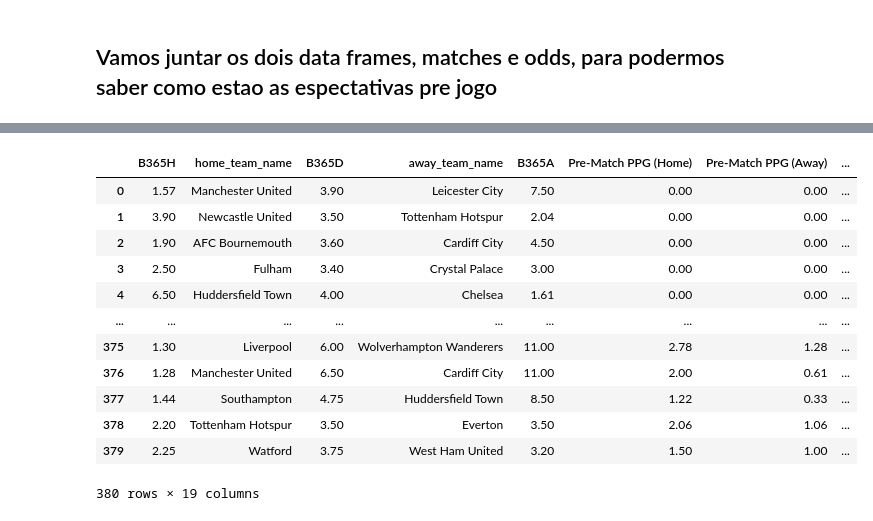
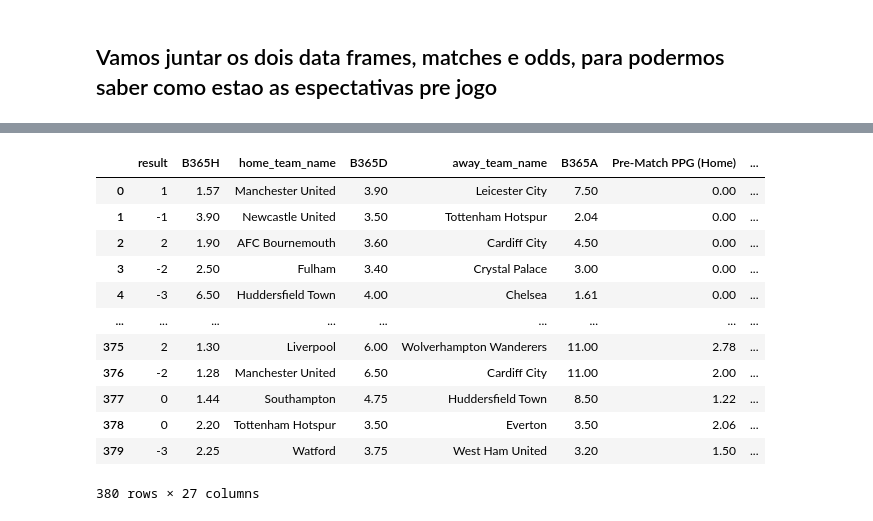
Before and after one commit to gabrielaragao01/Data-Science-Project, a Jupyter notebook: code/pre_processing_data/extraction.ipynb, the cells around one changed output, grey strips where cells are left out. Cells and saved outputs as stored; diff of their text form; code cells hidden in the pictures.

Commit message:
cleaning-data

```diff
--- a/code/pre_processing_data/extraction.ipynb
+++ b/code/pre_processing_data/extraction.ipynb
@@ -148,43 +149,0 @@ matches_info_df
-# %%
-# criando mais duas colunas ## PROFESSOR OLHAR PQ TO PEGANDO POR INDICE NAO DATA
-matches_info_df["season_part"] = 'first'
-matches_info_df.loc[(matches_info_df.index > 120) & (matches_info_df.index < 240),'season_part'] = 'mid'
-matches_info_df.loc[(matches_info_df.index >= 240),'season_part'] = 'last'
-
-# Converter a coluna 'match_datetime' para datetime
-matches_info_df['match_datetime'] = pd.to_datetime(matches_info_df['date_GMT'], format='%b %d %Y - %I:%M%p')
-# Criar a coluna 'time_of_day'
-matches_info_df['day_or_night'] = matches_info_df['match_datetime'].dt.hour.apply(lambda x: 'Night' if x >= 17 else 'Day')
-
-def time_notation_to_time(time_str):
-    values = time_str.split("'")
-    if len(values) != 1 and len(values) != 2:
-        raise Exception('Bad time notation')
-
-    value = int(values[0])
-    if len(values) == 2:
-        value += int(values[1])
-
-    return value
-
-def has_goals_after(times_str, threshold = 80):
-    # Dividir a string do gol usando split
-    times_str_arr = times_str.split(',')
-    #regex
-    times_arr = [time_notation_to_time(x) for x in times_str_arr]
-
-    # Verificar se algum tempo é maior que 80
-    for time in times_arr:
-        if time >= threshold:
-            return True
-
-    return False
-
-matches_info_df['80-final'] = matches_info_df['away_team_goal_timings'].apply(lambda x: has_goals_after(x) if type(x) != float else 0)
-
-'''
-# criando tabela de gols nos ultimos 10 min
-matches_info_df["goal_80-final"] = 'no'
-matches_info_df.loc[(int(matches_info_df['home_team_goal_timings']) >= 80) or (int(matches_info_df['away_team_goal_timings']) >= 80), 'goal_80-final'] = 'yes'
-'''
-matches_info_df
@@ -205,21 +241,21 @@ matches_info_df
 # %%
 ## colocando as colunas na ordem correta
-ordered_df = ['B365H','home_team_name','B365D', 'away_team_name', 'B365A', 'Pre-Match PPG (Home)', 'Pre-Match PPG (Away)', 'home_team_goal_count', 'away_team_goal_count', 'home_team_goal_count_half_time', 'away_team_goal_count_half_time', 'home_team_goal_timings', 'away_team_goal_timings', 'home_team_shots', 'home_team_shots_on_target', 'away_team_shots', 'away_team_shots_on_target', 'season_part', 'day_or_night']
+ordered_df = ['result', 'B365H','home_team_name','B365D', 'away_team_name', 'B365A', 'Pre-Match PPG (Home)', 'Pre-Match PPG (Away)', 'home_team_goal_count', 'away_team_goal_count', 'home_team_goal_count_half_time', 'home_team_goal_count_secondhalf_time', 'away_team_goal_count_half_time','away_team_goal_count_secondhalf_time', 'home_team_goal_timings', 'away_team_goal_timings', 'home_team_shots', 'home_team_shots_on_target', 'home_team_corner_count', 'away_team_shots', 'away_team_shots_on_target', 'away_team_corner_count', 'season_part', 'day_or_night', 'home-80-final', 'away-80-final', '80-final']
 
 matches_info_df = matches_info_df[ordered_df]
 matches_info_df.to_csv('matches_info_df.csv')
 matches_info_df
 # %% [output]
-|  | B365H | home_team_name | B365D | away_team_name | B365A | Pre-Match PPG (Home) | Pre-Match PPG (Away) | ... |
-| 0 | 1.57 | Manchester United | 3.90 | Leicester City | 7.50 | 0.00 | 0.00 | ... |
-| 1 | 3.90 | Newcastle United | 3.50 | Tottenham Hotspur | 2.04 | 0.00 | 0.00 | ... |
-| 2 | 1.90 | AFC Bournemouth | 3.60 | Cardiff City | 4.50 | 0.00 | 0.00 | ... |
-| 3 | 2.50 | Fulham | 3.40 | Crystal Palace | 3.00 | 0.00 | 0.00 | ... |
-| 4 | 6.50 | Huddersfield Town | 4.00 | Chelsea | 1.61 | 0.00 | 0.00 | ... |
+|  | result | B365H | home_team_name | B365D | away_team_name | B365A | Pre-Match PPG (Home) | ... |
+| 0 | 1 | 1.57 | Manchester United | 3.90 | Leicester City | 7.50 | 0.00 | ... |
+| 1 | -1 | 3.90 | Newcastle United | 3.50 | Tottenham Hotspur | 2.04 | 0.00 | ... |
+| 2 | 2 | 1.90 | AFC Bournemouth | 3.60 | Cardiff City | 4.50 | 0.00 | ... |
+| 3 | -2 | 2.50 | Fulham | 3.40 | Crystal Palace | 3.00 | 0.00 | ... |
+| 4 | -3 | 6.50 | Huddersfield Town | 4.00 | Chelsea | 1.61 | 0.00 | ... |
 | ... | ... | ... | ... | ... | ... | ... | ... | ... |
-| 375 | 1.30 | Liverpool | 6.00 | Wolverhampton Wanderers | 11.00 | 2.78 | 1.28 | ... |
-| 376 | 1.28 | Manchester United | 6.50 | Cardiff City | 11.00 | 2.00 | 0.61 | ... |
-| 377 | 1.44 | Southampton | 4.75 | Huddersfield Town | 8.50 | 1.22 | 0.33 | ... |
-| 378 | 2.20 | Tottenham Hotspur | 3.50 | Everton | 3.50 | 2.06 | 1.06 | ... |
-| 379 | 2.25 | Watford | 3.75 | West Ham United | 3.20 | 1.50 | 1.00 | ... |
+| 375 | 2 | 1.30 | Liverpool | 6.00 | Wolverhampton Wanderers | 11.00 | 2.78 | ... |
+| 376 | -2 | 1.28 | Manchester United | 6.50 | Cardiff City | 11.00 | 2.00 | ... |
+| 377 | 0 | 1.44 | Southampton | 4.75 | Huddersfield Town | 8.50 | 1.22 | ... |
+| 378 | 0 | 2.20 | Tottenham Hotspur | 3.50 | Everton | 3.50 | 2.06 | ... |
+| 379 | -3 | 2.25 | Watford | 3.75 | West Ham United | 3.20 | 1.50 | ... |
-380 rows × 19 columns
+380 rows × 27 columns
```
Also changed, not shown: parts of 5 cells of this notebook, 3 other files.
